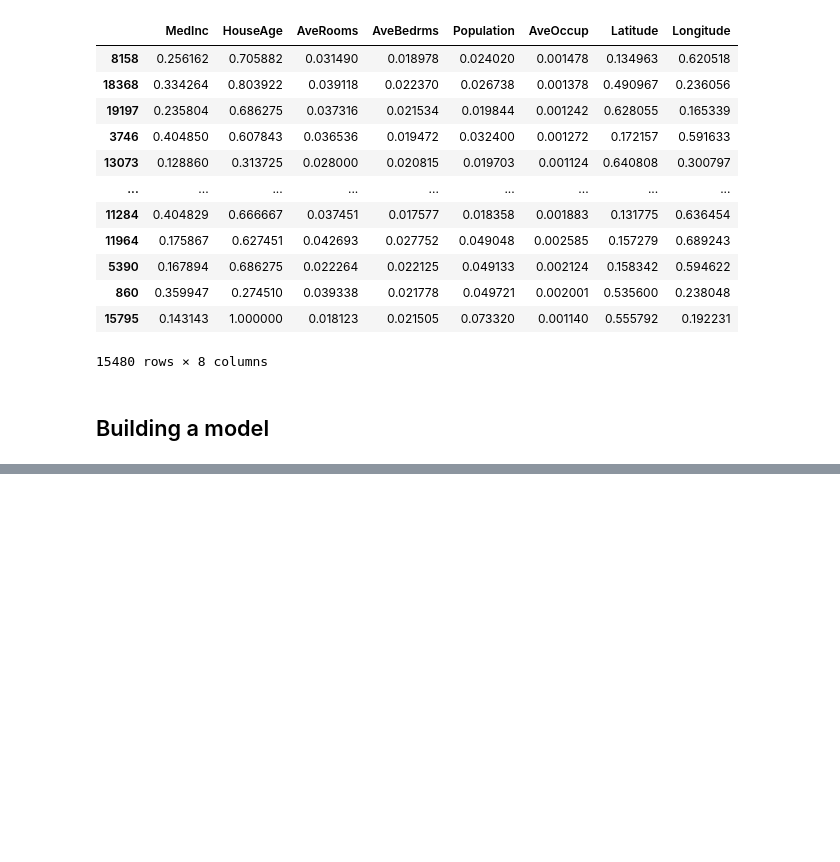
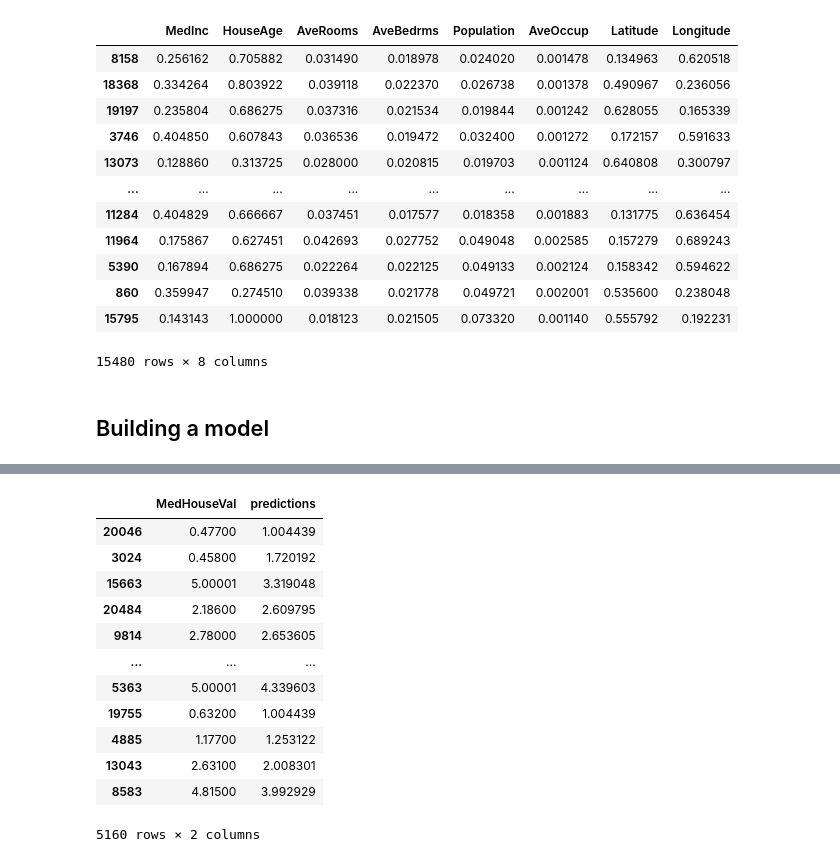
Before and after one commit to aldalinde/Neural_networks, a Jupyter notebook: hw_03_tensorflow.ipynb, the cells around one changed output, grey strips where cells are left out. Drawn from its saved outputs; the diff is of its cells as text; code cells hidden in the pictures; blank space fills up the shorter version.

```diff
--- a/hw_03_tensorflow.ipynb
+++ b/hw_03_tensorflow.ipynb
@@ -169,0 +217,16 @@ model.compile(optimizer=Adam(learning_rate=0.1),
+# %%
+y_test_df
+# %% [output]
+|  | MedHouseVal | predictions |
+| 20046 | 0.47700 | 1.004439 |
+| 3024 | 0.45800 | 1.720192 |
+| 15663 | 5.00001 | 3.319048 |
+| 20484 | 2.18600 | 2.609795 |
+| 9814 | 2.78000 | 2.653605 |
+| ... | ... | ... |
+| 5363 | 5.00001 | 4.339603 |
+| 19755 | 0.63200 | 1.004439 |
+| 4885 | 1.17700 | 1.253122 |
+| 13043 | 2.63100 | 2.008301 |
+| 8583 | 4.81500 | 3.992929 |
+5160 rows × 2 columns
```
Also changed, not shown: parts of 13 cells of this notebook.
